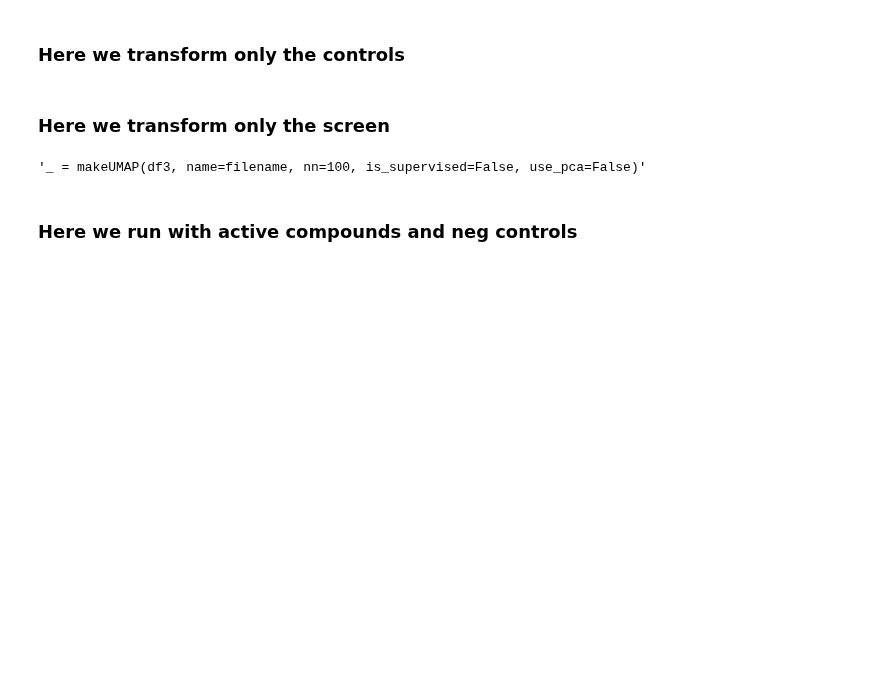
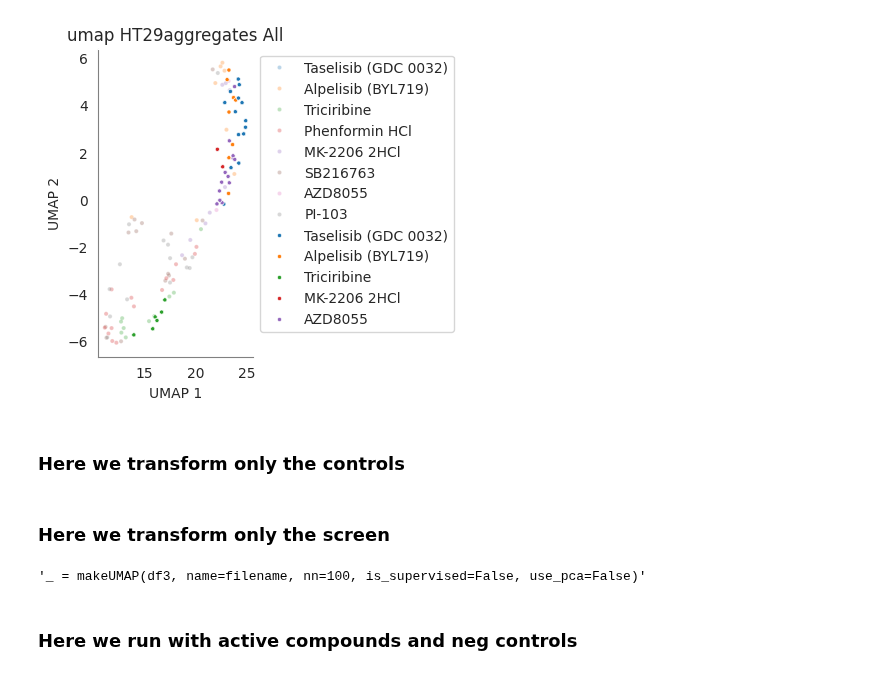
Before and after one commit to pharmbio/colopaint3D, a Jupyter notebook: spher_colo52_v1/3_Figure4/PCAUMAP/PCAUMAP_pathway.ipynb, the cells around one changed output. Saved outputs shown, nothing was run; the diff lists cells and outputs as text; code cells hidden in the pictures; blank space fills up the shorter version.

```diff
--- a/spher_colo52_v1/3_Figure4/PCAUMAP/PCAUMAP_pathway.ipynb
+++ b/spher_colo52_v1/3_Figure4/PCAUMAP/PCAUMAP_pathway.ipynb
@@ -344,3 +289,56 @@ plt.close()
+# %%
+name = cell_line+data_type
+zoomin = "PI3K"
+results_subset = results.filter(pl.col('Metadata_pathway').str.contains(zoomin))
+# results_subset = results.filter(pl.col('Metadata_pathway') == "Cell Cycle")
+# hue = results_subset['Metadata_target'].to_list()
+hue = results_subset['Metadata_cmpdname'].to_list()
+# size = results_subset['Metadata_conc_step'].to_list()
+
+
+high_grit = results_subset.filter(pl.col('Metadata_grit') >= 1.96)
+# hue2 = high_grit['Metadata_target'].to_list()
+hue2 = high_grit['Metadata_cmpdname'].to_list()
+
+fig = plt.figure(
+figsize=[2,4]
+)
+ax = fig.add_subplot(111)
+ax.set_xlabel('UMAP 1', fontsize = 10)
+ax.set_ylabel('UMAP 2', fontsize = 10)
+ax.spines['top'].set_color('w')
+ax.spines['right'].set_color('w')
+ax.spines['left'].set_color('grey')
+ax.spines['bottom'].set_color('grey')
+sns.scatterplot(x=results_subset['umap1'].to_list(),
+                y=results_subset['umap2'].to_list(),
+                hue=hue,
+                # size=size,
+                marker='.',
+                alpha=0.3,
+                ).set(title=f'umap {name} All'
+            )
+sns.scatterplot(x=high_grit['umap1'].to_list(),
+                y=high_grit['umap2'].to_list(),
+                hue=hue2,
+                marker='.',
+                ).set(title=f'umap {name} All'
+            )
+ax.set_facecolor('w')
+ax.get_legend().remove()
+ax.legend(loc='upper left', bbox_to_anchor=(1, 1))
+# if not os.path.exists(f'{OutputDir}/{statmet}'):
+#     os.makedirs(f'{OutputDir}/{statmet}')
+# plt.savefig(f'{OutputDir}/{statmet}/{name}_umap{nn}nn_{isSup}.png')
+
+fig.savefig(
+        "3_Figure4/PCAUMAP/result-images/UMAP_pathway_{}_{}_{}.{}".format(cell_line, data_type,zoomin,figformat), dpi=dpi, bbox_inches="tight"
+        )
+
+plt.show()
+plt.close()
+# %% [output]
+[figure, added]
 # %%
 # df = pl.read_parquet(f'{FeatureDir}/{statmet}/{filenames[0]}.parquet')
 # %%
```
Also changed, not shown: parts of 9 cells of this notebook, 5 other files.
